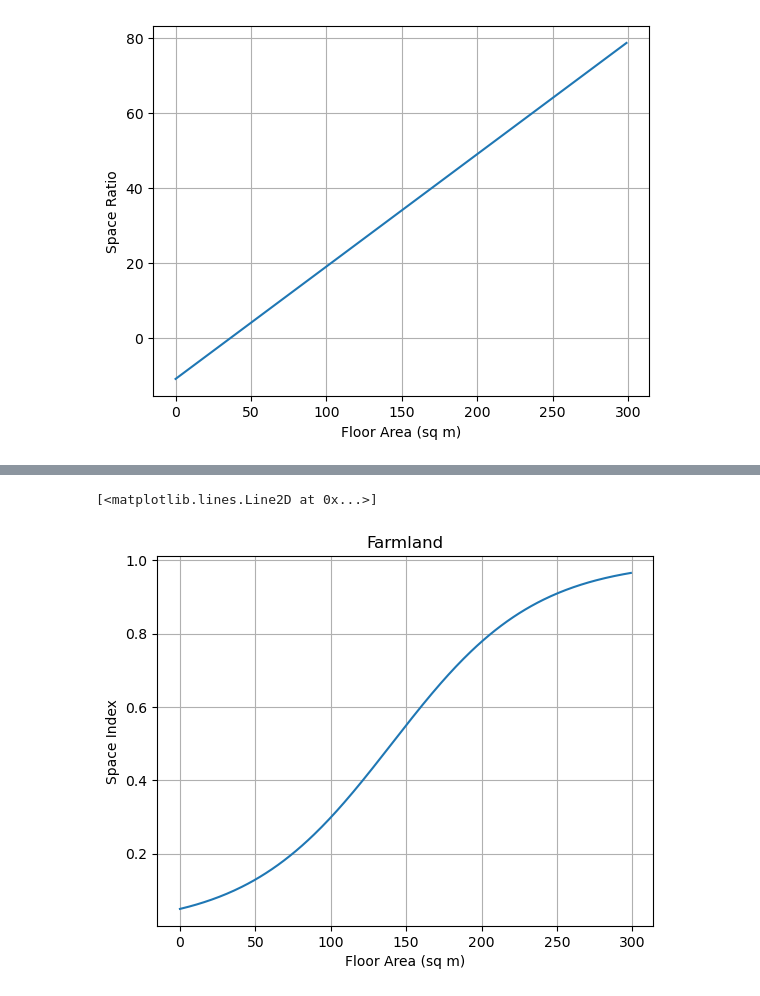
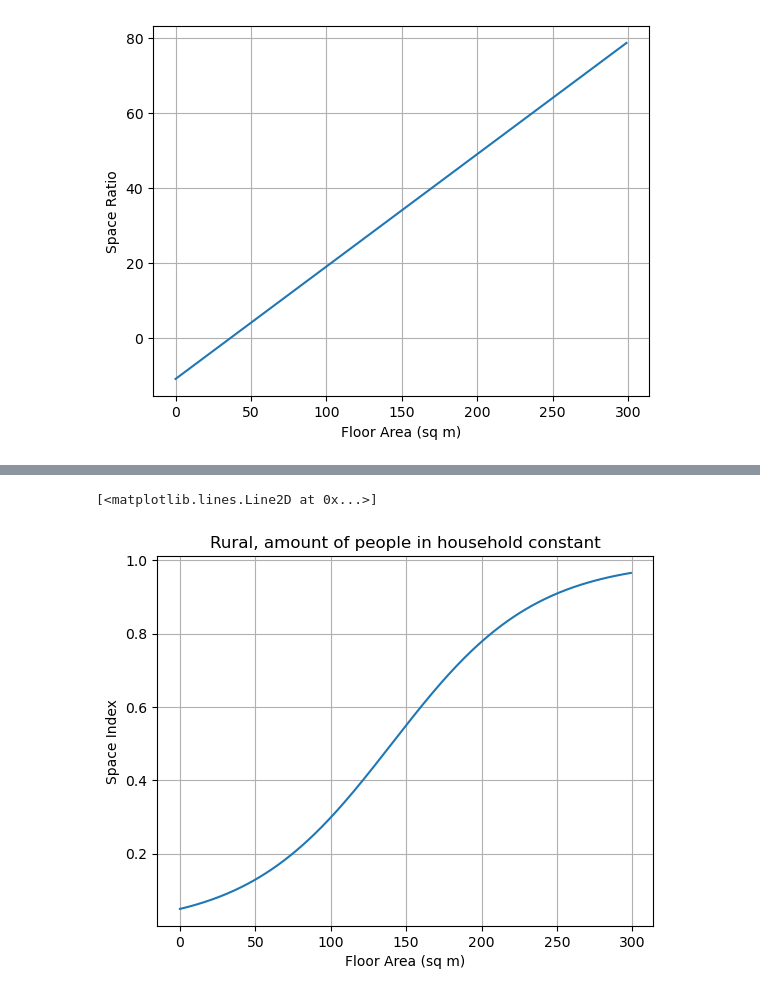
Before and after one commit to i2mx/IMMC-A-2024, a Jupyter notebook: Question1Model Alston.ipynb, the cells around one changed output, grey strips where cells are left out. Cells and saved outputs as stored; diff of their text form; code cells hidden in the pictures.

```diff
--- a/Question1Model Alston.ipynb
+++ b/Question1Model Alston.ipynb
@@ -164,15 +164,15 @@ plt.plot(X,Y)
 # %%
 X = np.arange(0, 300, 1)
 Y = np.array([get_space_index(x, 0, 1, population_density_farmland, space_for_pet) for x in X])
 
 plt.grid()
-plt.title("Farmland")
+plt.title("Rural, amount of people in household constant")
 plt.xlabel("Floor Area (sq m)")
 plt.ylabel("Space Index")
 plt.plot(X,Y)
 # %% [output]
 [<matplotlib.lines.Line2D at 0x...>]
-[figure, old version]
+[figure, new version]
 # %%
 # def get_space_index_URBAN(floor_area, outside_area, people, space_for_pet = 2, neccesary_space = 10, space_per_person = 20):
    # ratio = get_space_ratio(floor_area, outside_area, people, space_for_pet, neccesary_space, space_per_person)
```
Also changed, not shown: parts of 6 cells of this notebook, 1 other file.
